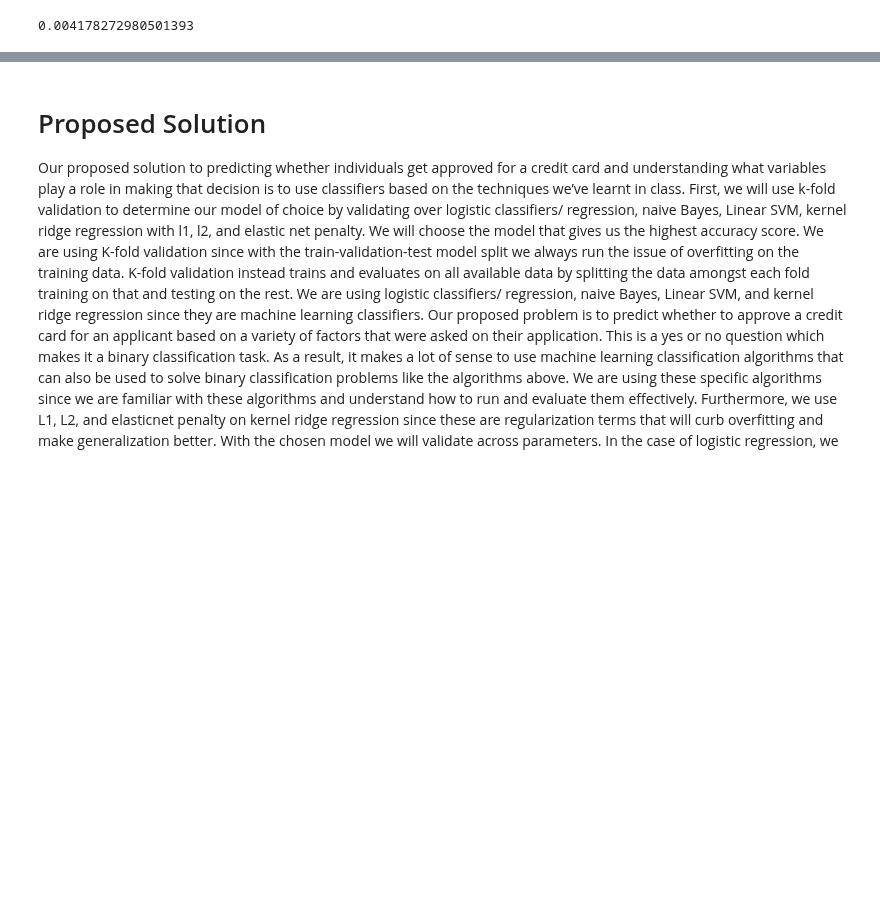
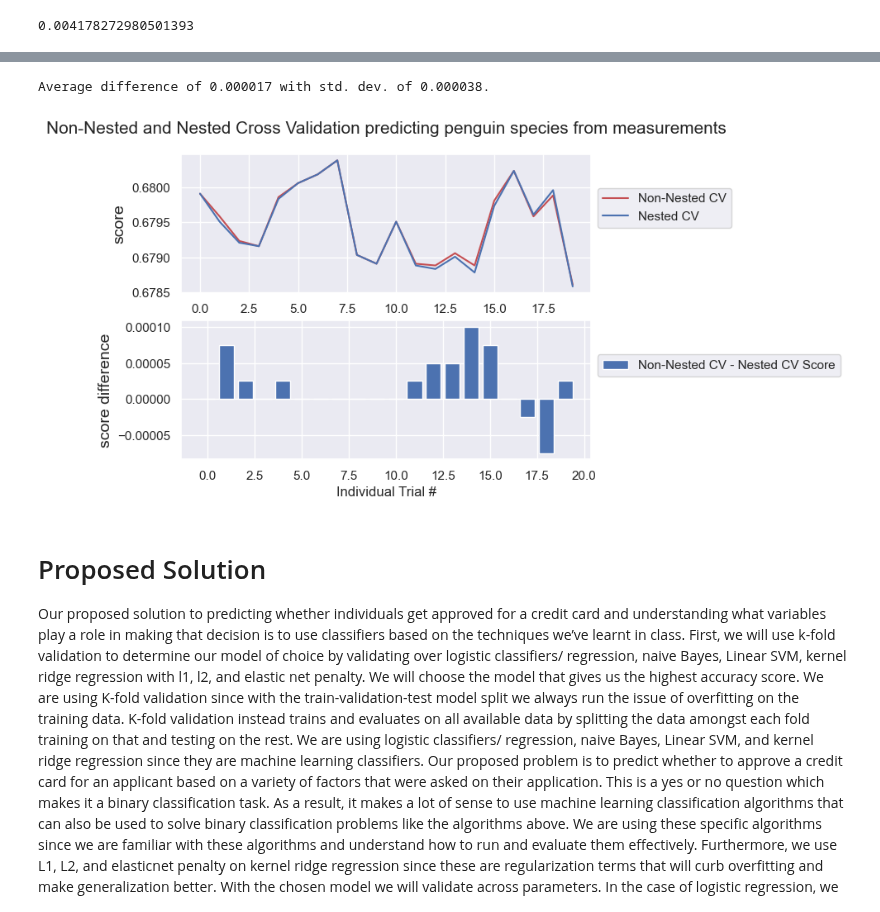
Before and after one commit to COGS118A/Group022-Wi23, a Jupyter notebook: practice_new-2.ipynb, the cells around one changed output, grey strips where cells are left out. Saved outputs shown, nothing was run; the diff lists cells and outputs as text; code cells hidden in the pictures; blank space fills up the shorter version.

```diff
--- a/practice_new-2.ipynb
+++ b/practice_new-2.ipynb
@@ -501,3 +622,78 @@ best_model = GridSearchCV(pipe, search_space, cv=5, verbose=3)
+# %%
+#NOT A MODEL JUST COMPARING TWO DIFFERENT MODELS TO SEE WHICH INE IS BETTER
+
+# this code is from sklearn docs
+# 20x it does both a non-nested and a nested cross val on the same data
+# the two techniques are compared in their average error across the 20x loop
+
+
+from sklearn.model_selection import GridSearchCV
+from sklearn.linear_model import LogisticRegression
+from sklearn.model_selection import KFold, cross_val_score
+
+import matplotlib.pyplot as plt
+
+# Number of random trials
+NUM_TRIALS = 20
+
+
+# Set up possible values of parameters to optimize over
+# this is a regularization parameter, smaller C => more regularization
+p_grid = {"classifier__C": [1, 10, 100,  1000]}
+
+
+# Arrays to store scores
+non_nested_scores = np.zeros(NUM_TRIALS)
+nested_scores = np.zeros(NUM_TRIALS)
+
+# Loop for each trial
+for i in range(NUM_TRIALS):
+
+    # Choose cross-validation techniques for the inner and outer loops,
+    # independently of the dataset.
+    # E.g "GroupKFold", "LeaveOneOut", "LeaveOneGroupOut", etc.
+    inner_cv = KFold(n_splits=3, shuffle=True, random_state=i)
+    outer_cv = KFold(n_splits=3, shuffle=True, random_state=i)
+
+    # Non_nested parameter search and scoring
+    clf = GridSearchCV(estimator=pipe, param_grid=p_grid, cv=inner_cv)
+    clf.fit(X_res, y_res)
+    non_nested_scores[i] = clf.best_score_
+
+    # Nested CV with parameter optimization
+    nested_score = cross_val_score(clf, X=X_res, y=y_res, cv=outer_cv)
+    nested_scores[i] = nested_score.mean()
+
+score_difference = non_nested_scores - nested_scores
+
+print("Average difference of {:6f} with std. dev. of {:6f}."
+      .format(score_difference.mean(), score_difference.std()))
+
+# Plot scores on each trial for nested and non-nested CV
+plt.figure()
+plt.subplot(211)
+non_nested_scores_line, = plt.plot(non_nested_scores, color='r')
+nested_line, = plt.plot(nested_scores, color='b')
+plt.ylabel("score", fontsize="14")
+plt.legend([non_nested_scores_line, nested_line],
+           ["Non-Nested CV", "Nested CV"],
+           bbox_to_anchor=(1, 0, 0, .8)) #(0, .4, .5, 0))
+plt.title("Non-Nested and Nested Cross Validation predicting penguin species from measurements",
+          x=.5, y=1.1, fontsize="15")
+
+# Plot bar chart of the difference.
+plt.subplot(212)
+difference_plot = plt.bar(range(NUM_TRIALS), score_difference)
+plt.xlabel("Individual Trial #")
+plt.legend([difference_plot],
+           ["Non-Nested CV - Nested CV Score"],
+           bbox_to_anchor=(1, 0, 0, .8))
+plt.ylabel("score difference", fontsize="14")
+
+plt.show()
+# %% [output]
+Average difference of 0.000017 with std. dev. of 0.000038.
+[figure, added]
 # %%
 #NO CODE BELOW THIS IS NEEDED - DELETE
 # %% [markdown]
```
Also changed, not shown: parts of 26 cells of this notebook.
